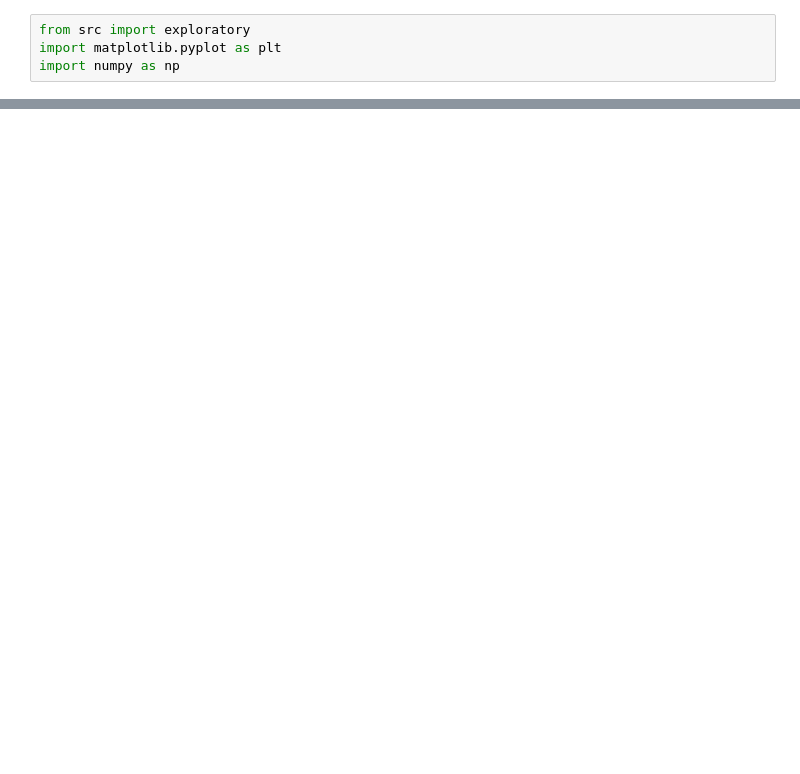
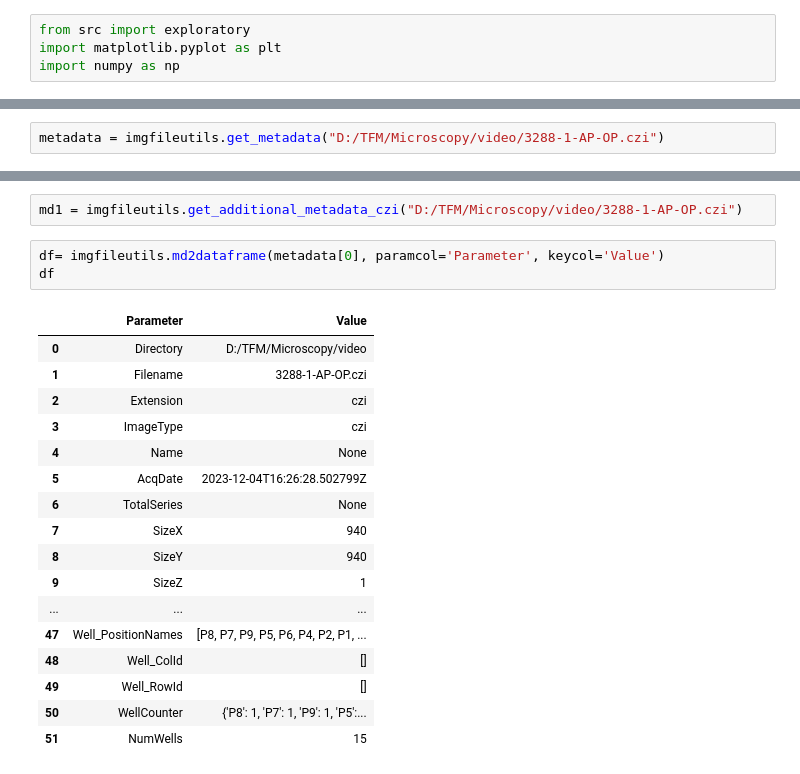
Before and after one commit to sarabenitezinglott/TFM, a Jupyter notebook: Microscopy/objectdetection.ipynb, the cells around one changed output, grey strips where cells are left out. Saved outputs shown, nothing was run; the diff lists cells and outputs as text; blank space fills up the shorter version.

Commit message:
metadata information check

```diff
--- a/Microscopy/objectdetection.ipynb
+++ b/Microscopy/objectdetection.ipynb
@@ -20,0 +29,2 @@ exploratory.img_plot(cmy)
+# %%
+metadata = imgfileutils.get_metadata("D:/TFM/Microscopy/video/3288-1-AP-OP.czi")
@@ -20,0 +61,23 @@ exploratory.img_plot(cmy)
+# %%
+md1 = imgfileutils.get_additional_metadata_czi("D:/TFM/Microscopy/video/3288-1-AP-OP.czi")
+# %%
+df= imgfileutils.md2dataframe(metadata[0], paramcol='Parameter', keycol='Value')
+df
+# %% [output]
+|  | Parameter | Value |
+| 0 | Directory | D:/TFM/Microscopy/video |
+| 1 | Filename | 3288-1-AP-OP.czi |
+| 2 | Extension | czi |
+| 3 | ImageType | czi |
+| 4 | Name | None |
+| 5 | AcqDate | 2023-12-04T16:26:28.502799Z |
+| 6 | TotalSeries | None |
+| 7 | SizeX | 940 |
+| 8 | SizeY | 940 |
+| 9 | SizeZ | 1 |
+| ... | ... | ... |
+| 47 | Well_PositionNames | [P8, P7, P9, P5, P6, P4, P2, P1, ... |
+| 48 | Well_ColId | [] |
+| 49 | Well_RowId | [] |
+| 50 | WellCounter | {'P8': 1, 'P7': 1, 'P9': 1, 'P5':... |
+| 51 | NumWells | 15 |
```
Also changed, not shown: parts of 12 cells of this notebook, 3 other files.
